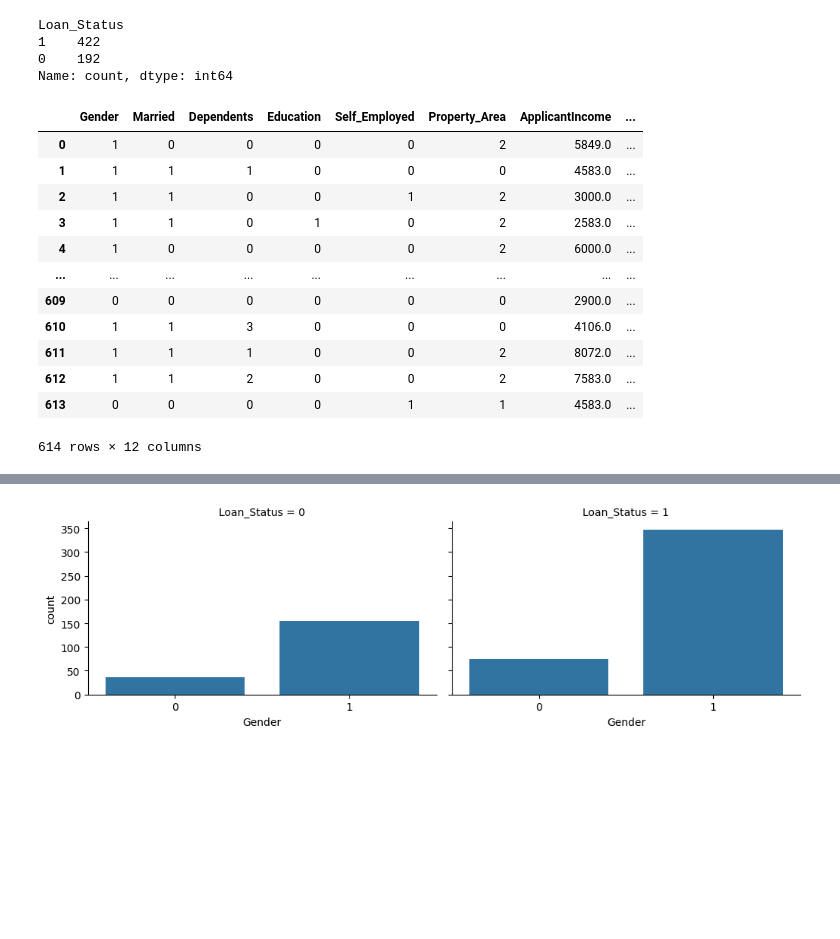
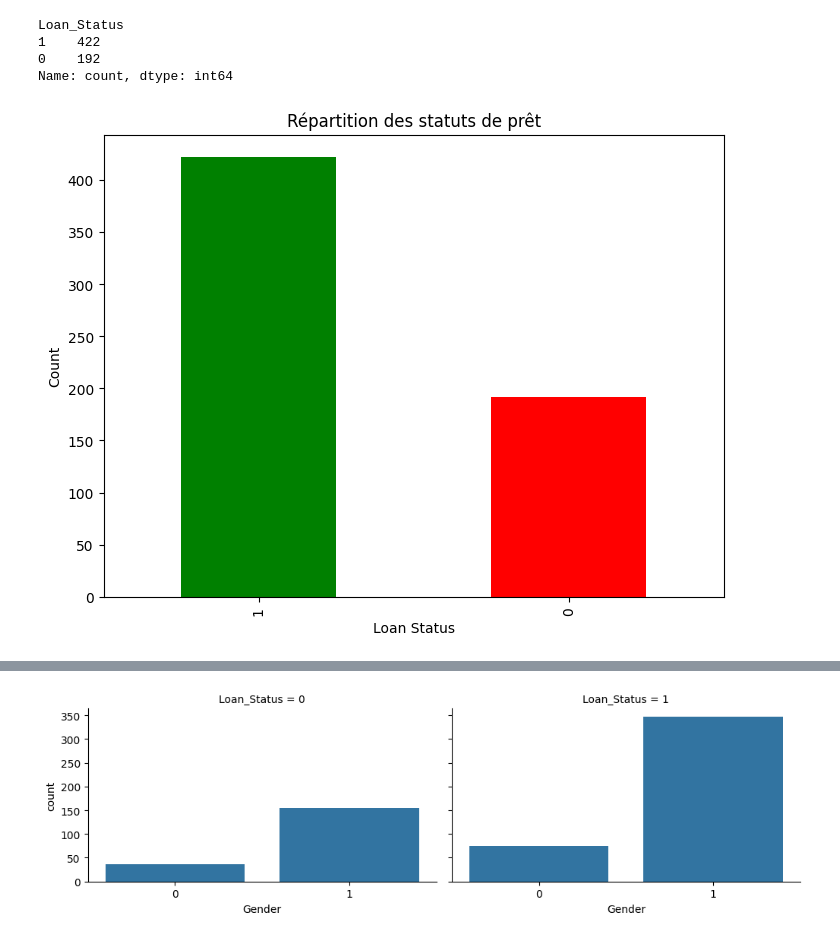
Before and after one commit to Ramsesocho/PredictionCreditBancaire, a Jupyter notebook: CreditModel.ipynb, the cells around one changed output, grey strips where cells are left out. Drawn from its saved outputs; the diff is of its cells as text; code cells hidden in the pictures; blank space fills up the shorter version.

```diff
--- a/CreditModel.ipynb
+++ b/CreditModel.ipynb
@@ -285,16 +193,12 @@ df=pd.concat([cat_data,num_data,target],axis=1)
-# %%
-df
-# %% [output]
-|  | Gender | Married | Dependents | Education | Self_Employed | Property_Area | ApplicantIncome | ... |
-| 0 | 1 | 0 | 0 | 0 | 0 | 2 | 5849.0 | ... |
-| 1 | 1 | 1 | 1 | 0 | 0 | 0 | 4583.0 | ... |
-| 2 | 1 | 1 | 0 | 0 | 1 | 2 | 3000.0 | ... |
-| 3 | 1 | 1 | 0 | 1 | 0 | 2 | 2583.0 | ... |
-| 4 | 1 | 0 | 0 | 0 | 0 | 2 | 6000.0 | ... |
-| ... | ... | ... | ... | ... | ... | ... | ... | ... |
-| 609 | 0 | 0 | 0 | 0 | 0 | 0 | 2900.0 | ... |
-| 610 | 1 | 1 | 3 | 0 | 0 | 0 | 4106.0 | ... |
-| 611 | 1 | 1 | 1 | 0 | 0 | 2 | 8072.0 | ... |
-| 612 | 1 | 1 | 2 | 0 | 0 | 2 | 7583.0 | ... |
-| 613 | 0 | 0 | 0 | 0 | 1 | 1 | 4583.0 | ... |
-614 rows × 12 columns
+# %%
+import matplotlib.pyplot as plt
+
+# Répartition de la variable cible
+plt.figure(figsize=(8, 6))
+df['Loan_Status'].value_counts().plot(kind='bar', color=['green', 'red'])
+plt.xlabel('Loan Status')
+plt.ylabel('Count')
+plt.title('Répartition des statuts de prêt')
+plt.show()
+# %% [output]
+[figure, added]
```
Also changed, not shown: parts of 46 cells of this notebook, 1 other file.
